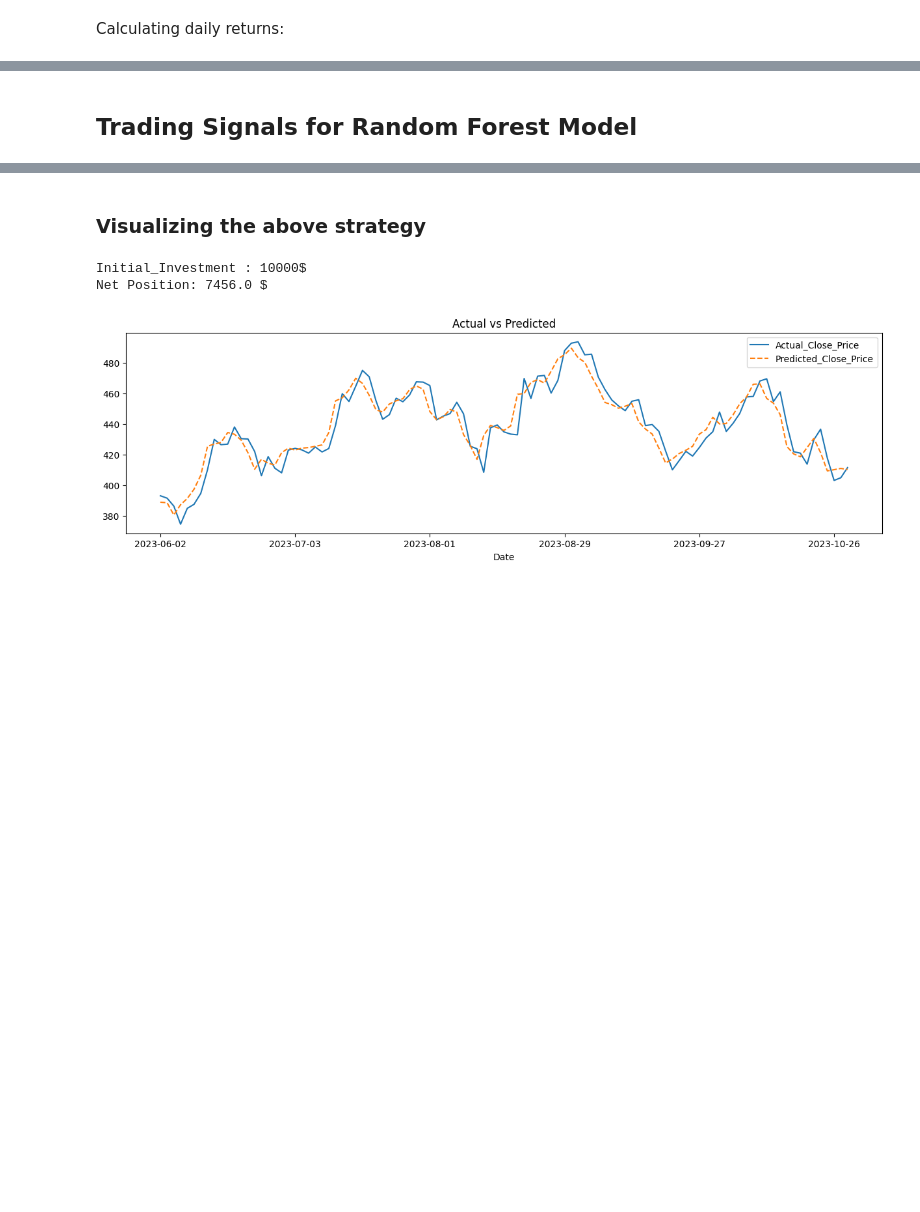
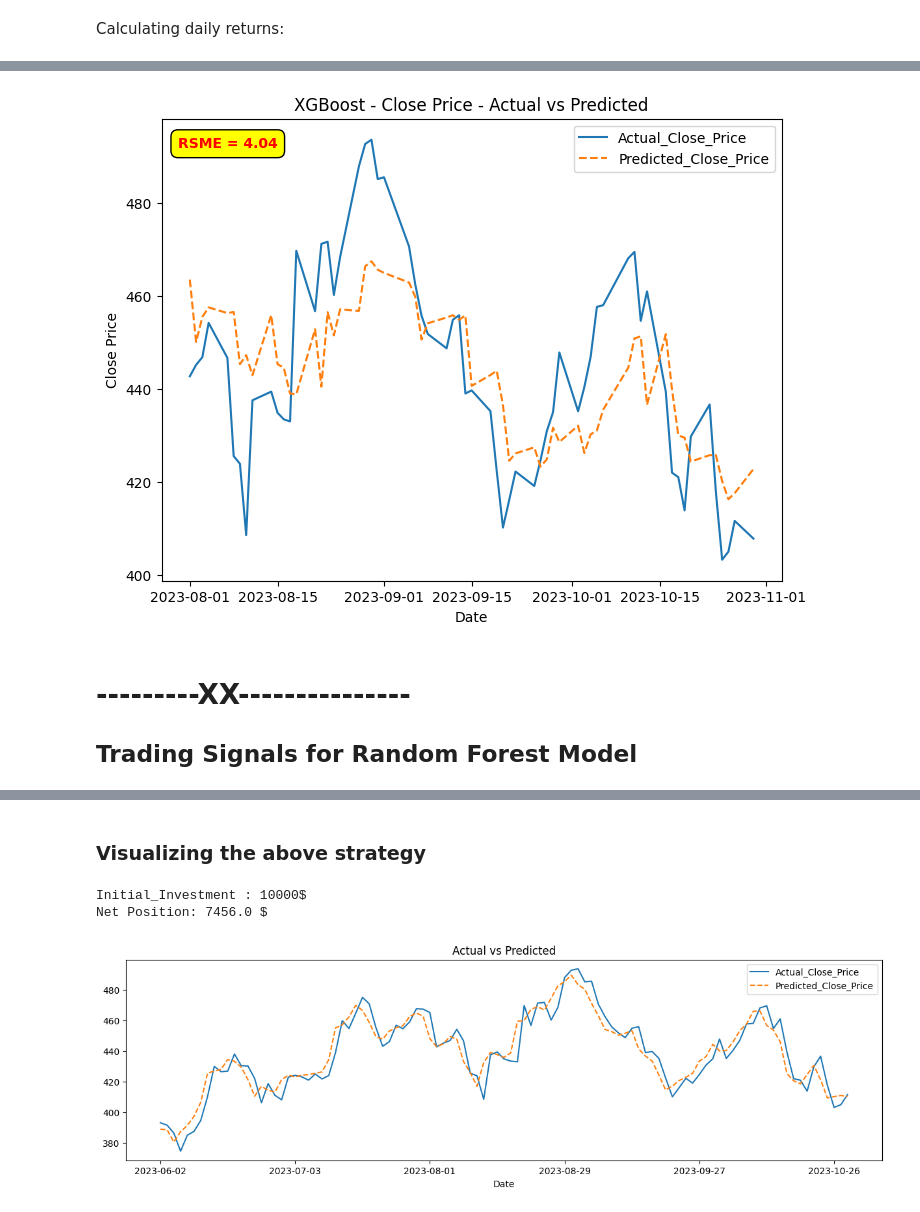
Before and after one commit to piyush-an/INFO7374_Predict_StockPrice, a Jupyter notebook: notebooks/3_Feat_Importance_RegVsTrees.ipynb, the cells around one changed output, grey strips where cells are left out. Drawn from its saved outputs; the diff is of its cells as text; code cells hidden in the pictures; blank space fills up the shorter version.

```diff
--- a/notebooks/3_Feat_Importance_RegVsTrees.ipynb
+++ b/notebooks/3_Feat_Importance_RegVsTrees.ipynb
@@ -209,4 +378,18 @@ results.head(10)
+# %%
+plt.figure(figsize=(8, 6))
+plt.plot(y_test, label='Actual_Close_Price', linestyle='solid')
+plt.plot(pd.Series(y_pred, index=y_test.index), label='Predicted_Close_Price', linestyle='dashed')
+plt.title('XGBoost - Close Price - Actual vs Predicted')
+plt.xlabel('Date')
+plt.ylabel('Close Price')
+plt.legend()
+plt.figtext(0.27, .85, f"RSME = {RMSE:.2f}", ha='right', va='top', color='red', weight='bold', bbox=dict(facecolor='yellow', edgecolor='black', boxstyle='round,pad=0.5'))
+plt.show()
+# %% [output]
+[figure, added]
 # %% [markdown]
+# ---------XX---------------
+
 ## Trading Signals for Random Forest Model
 # %%
 amount = 10000  # Initial Amount
```
Also changed, not shown: parts of 42 cells of this notebook.
